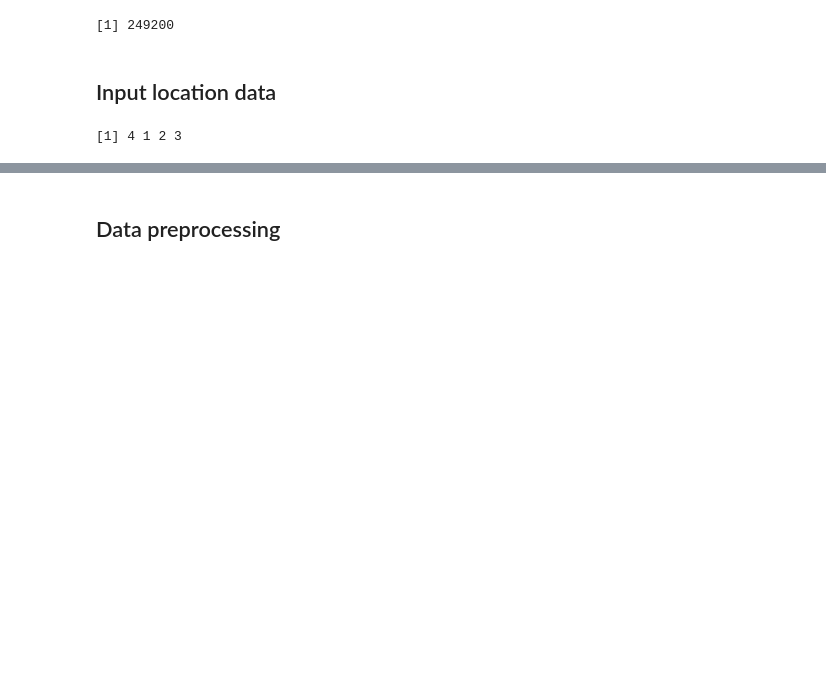
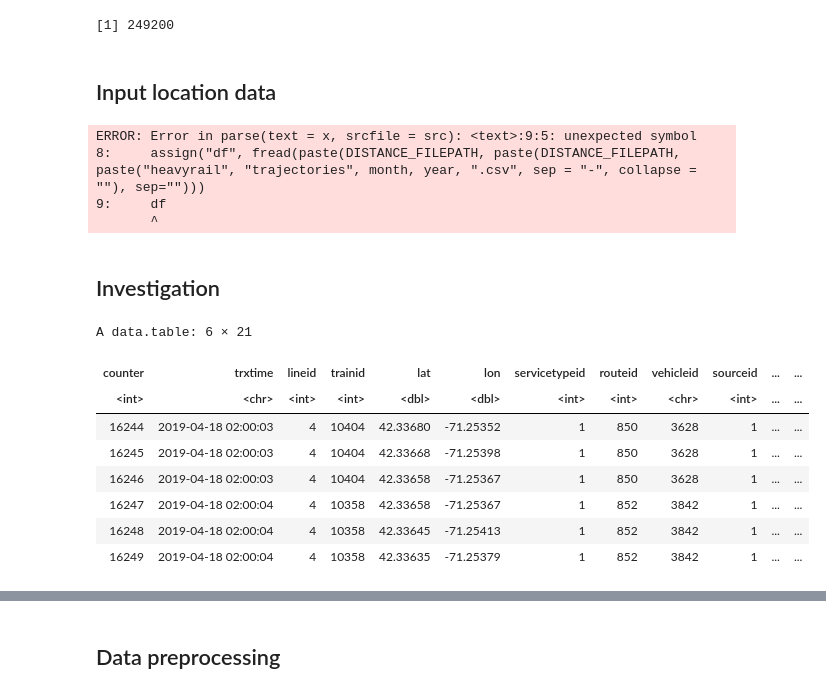
Before and after one commit to narslab/treem, a Jupyter notebook: bin/jupyter/vehicle-trajectory-computation.ipynb, the cells around one changed output, grey strips where cells are left out. Cells and saved outputs as stored; diff of their text form; code cells hidden in the pictures; blank space fills up the shorter version.

```diff
--- a/bin/jupyter/vehicle-trajectory-computation.ipynb
+++ b/bin/jupyter/vehicle-trajectory-computation.ipynb
@@ -52,0 +62,23 @@ aggregate_line_trajectories = function(year, month){
+# %%
+add_dd_mm_yy_cols = function(df) {
+    df$day = day(df$trxtime)
+    df$month = month(df$trxtime)
+    df$year = year(df$trxtime)
+    return(df)
+}
+get_heavy_rail_trajectories = function(year, month){
+    assign("df", fread(paste(DISTANCE_FILEPATH, paste(DISTANCE_FILEPATH, paste("heavyrail", "trajectories", month, year, ".csv", sep = "-", collapse = ""), sep="")))
+    df = add_dd_mm_yy_cols(df)
+    return(df)
+}
+
+get_light_rail_trajectories = function(year, month){
+    assign("dg", fread(paste(DISTANCE_FILEPATH, paste("lightrail", "trajectories", month, year, ".csv", sep = "-", collapse = ""), sep="")))
+    dg = add_dd_mm_yy_cols(dg)
+    return(dg)
+}
+# %% [output]
+ERROR: Error in parse(text = x, srcfile = src): <text>:9:5: unexpected symbol
+8:     assign("df", fread(paste(DISTANCE_FILEPATH, paste(DISTANCE_FILEPATH, paste("heavyrail", "trajectories", month, year, ".csv", sep = "-", collapse = ""), sep="")))
+9:     df
+       ^
@@ -66,4 +99,14 @@ df = aggregate_line_trajectories(YEARLIST,MONTHlIST)
-# %%
-unique(df$lineid)
-# %% [output]
-[1] 4 1 2 3
+# %% [markdown]
+## Investigation
+# %%
+head(df_lightrail)
+# %% [output]
+A data.table: 6 × 21
+| counter | trxtime | lineid | trainid | lat | lon | servicetypeid | routeid | vehicleid | sourceid | ... | ... |
+| <int> | <chr> | <int> | <int> | <dbl> | <dbl> | <int> | <int> | <chr> | <int> | ... | ... |
+| 16244 | 2019-04-18 02:00:03 | 4 | 10404 | 42.33680 | -71.25352 | 1 | 850 | 3628 | 1 | ... | ... |
+| 16245 | 2019-04-18 02:00:03 | 4 | 10404 | 42.33668 | -71.25398 | 1 | 850 | 3628 | 1 | ... | ... |
+| 16246 | 2019-04-18 02:00:03 | 4 | 10404 | 42.33658 | -71.25367 | 1 | 850 | 3628 | 1 | ... | ... |
+| 16247 | 2019-04-18 02:00:04 | 4 | 10358 | 42.33658 | -71.25367 | 1 | 852 | 3842 | 1 | ... | ... |
+| 16248 | 2019-04-18 02:00:04 | 4 | 10358 | 42.33645 | -71.25413 | 1 | 852 | 3842 | 1 | ... | ... |
+| 16249 | 2019-04-18 02:00:04 | 4 | 10358 | 42.33635 | -71.25379 | 1 | 852 | 3842 | 1 | ... | ... |
```
Also changed, not shown: parts of 18 cells of this notebook.
